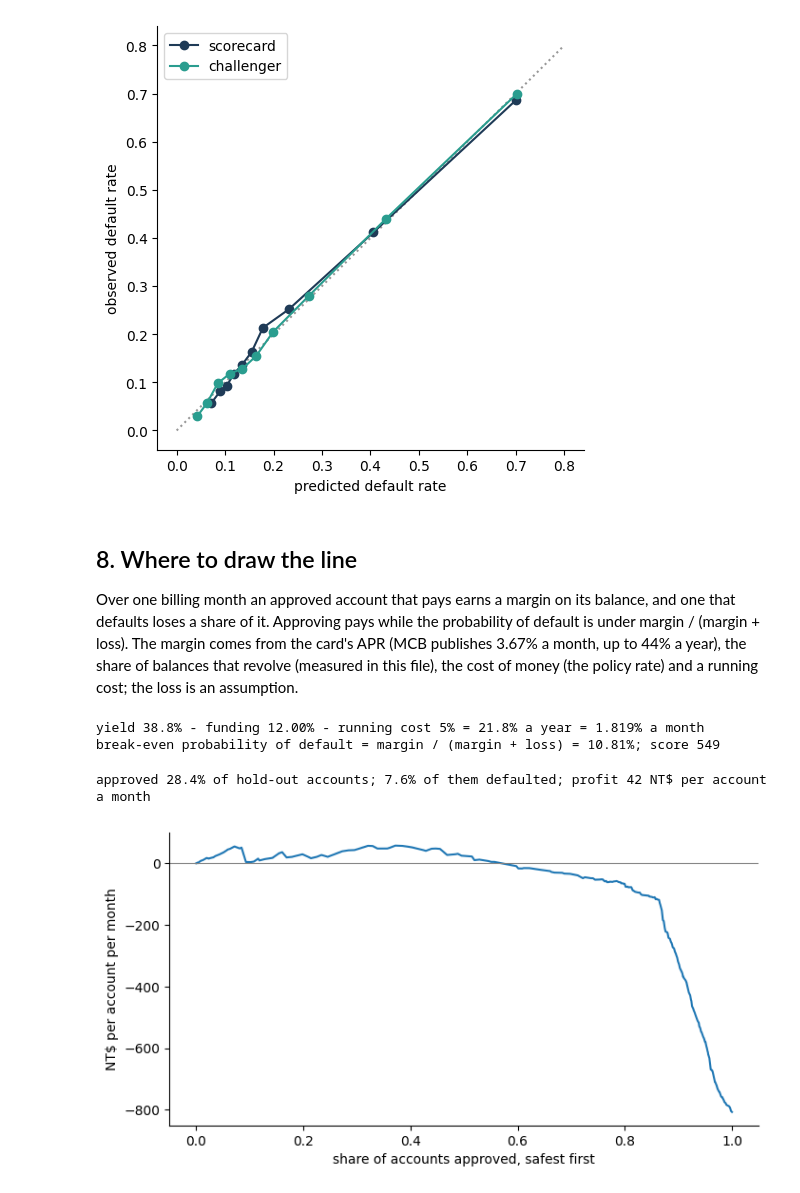
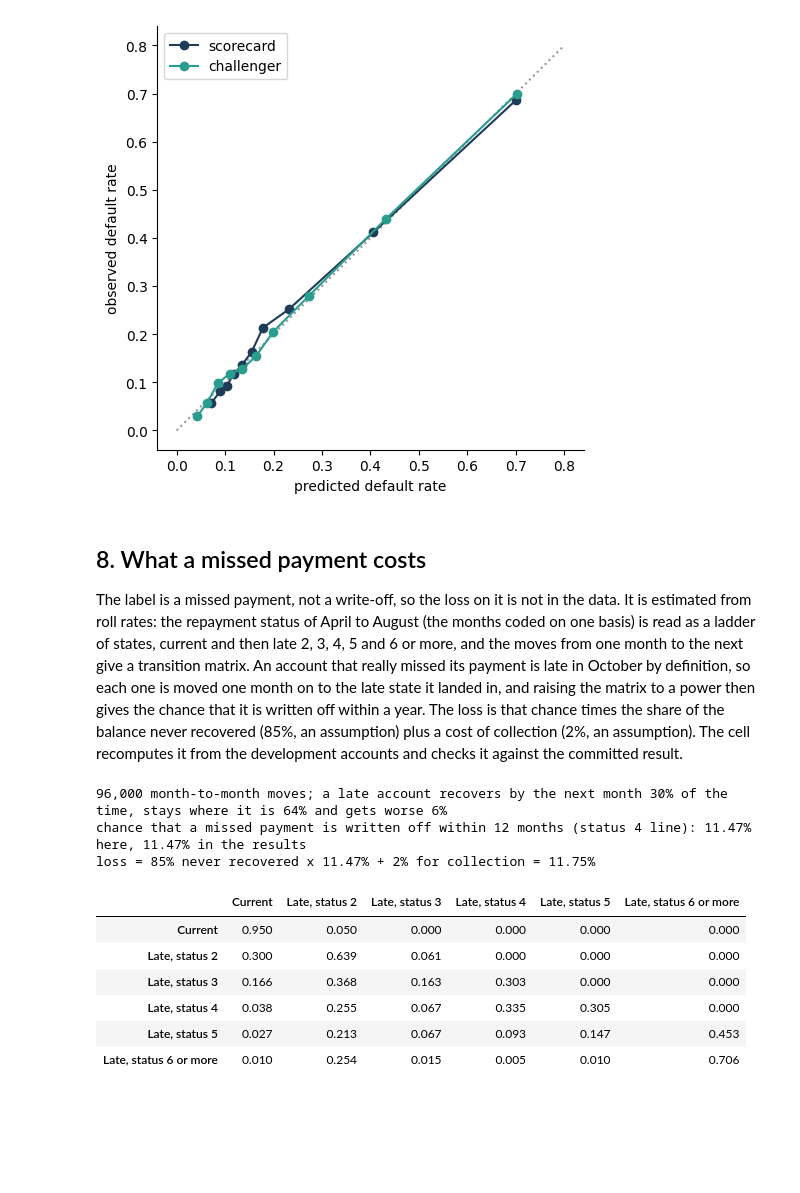
Before and after one commit to Maira-W/credit-risk-scorecard, a Jupyter notebook: notebooks/credit_risk_walkthrough.ipynb, the cells around one changed output. Saved outputs shown, nothing was run; the diff lists cells and outputs as text; code cells hidden in the pictures; blank space fills up the shorter version.

```diff
--- a/notebooks/credit_risk_walkthrough.ipynb
+++ b/notebooks/credit_risk_walkthrough.ipynb
@@ -232,33 +232,30 @@ plt.show()
 # %% [output]
 [figure]
 # %% [markdown]
-## 8. Where to draw the line
+## 8. What a missed payment costs
 
-Over one billing month an approved account that pays earns a margin on its balance, and one that defaults loses a share of it. Approving pays while the probability of default is under margin / (margin + loss). The margin comes from the card's APR (MCB publishes 3.67% a month, up to 44% a year), the share of balances that revolve (measured in this file), the cost of money (the policy rate) and a running cost; the loss is an assumption.
+The label is a missed payment, not a write-off, so the loss on it is not in the data. It is estimated from roll rates: the repayment status of April to August (the months coded on one basis) is read as a ladder of states, current and then late 2, 3, 4, 5 and 6 or more, and the moves from one month to the next give a transition matrix. An account that really missed its payment is late in October by definition, so each one is moved one month on to the late state it landed in, and raising the matrix to a power then gives the chance that it is written off within a year. The loss is that chance times the share of the balance never recovered (85%, an assumption) plus a cost of collection (2%, an assumption). The cell recomputes it from the development accounts and checks it against the committed result.
 # %%
-# The economics: an account that pays earns a margin on its balance, one that defaults loses a share of it.
-e = summary["economics"]
-econ = economics.Economics(apr=e["apr"], revolve_share=economics.revolve_share(dev), funding=e["funding"], opex=e["opex"], loss=e["loss"])
-assert abs(econ.break_even - e["break_even_pd"]) < 1e-9
-print(f"yield {econ.yield_:.1%} - funding {econ.funding:.2%} - running cost {econ.opex:.0%} = {econ.margin * 12:.1%} a year = {econ.margin:.3%} a month")
-print(f"break-even probability of default = margin / (margin + loss) = {econ.break_even:.2%}; score {int(np.ceil(card.scaling.score(econ.break_even)))}")
+# What a missed payment costs, from the file's own repayment history: how accounts move between statuses from one month to the next.
+evidence, roll = rollrates.evidence(dev, y_dev, draws=50)       # the draws only give the 95% range; the point estimates do not depend on them
+base = evidence[evidence["write_off_status"] == config.ECON_WRITEOFF_STATUS].iloc[0]
+stored = summary["rollrates"]
+assert abs(base["probability"] - stored["base_probability"]) < 1e-9 and abs(base["loss"] - stored["base_loss"]) < 1e-9
+assert abs(roll["matrix"].sum(axis=1) - 1).max() < 1e-12 and int(roll["counts"].sum()) == stored["transitions"]
+print(f"{int(roll['counts'].sum()):,} month-to-month moves; a late account recovers by the next month {roll['p_cure_from_first_late']:.0%} of the time, "
+      f"stays where it is {roll['p_stay_first_late']:.0%} and gets worse {roll['p_worse_from_first_late']:.0%}")
+print(f"chance that a missed payment is written off within {config.ECON_HORIZON} months (status {config.ECON_WRITEOFF_STATUS} line): "
+      f"{base['probability']:.2%} here, {stored['base_probability']:.2%} in the results")
+print(f"loss = {config.ECON_LGD:.0%} never recovered x {base['probability']:.2%} + {config.ECON_COLLECTION_COST:.0%} for collection = {base['loss']:.2%}")
+pd.DataFrame(roll["matrix"], index=rollrates.NAMES, columns=rollrates.NAMES)
 # %% [output]
-yield 38.8% - funding 12.00% - running cost 5% = 21.8% a year = 1.819% a month
-break-even probability of default = margin / (margin + loss) = 10.81%; score 549
+96,000 month-to-month moves; a late account recovers by the next month 30% of the time, stays where it is 64% and gets worse 6%
+chance that a missed payment is written off within 12 months (status 4 line): 11.47% here, 11.47% in the results
+loss = 85% never recovered x 11.47% + 2% for collection = 11.75%
+|  | Current | Late, status 2 | Late, status 3 | Late, status 4 | Late, status 5 | Late, status 6 or more |
+| Current | 0.950 | 0.050 | 0.000 | 0.000 | 0.000 | 0.000 |
+| Late, status 2 | 0.300 | 0.639 | 0.061 | 0.000 | 0.000 | 0.000 |
+| Late, status 3 | 0.166 | 0.368 | 0.163 | 0.303 | 0.000 | 0.000 |
+| Late, status 4 | 0.038 | 0.255 | 0.067 | 0.335 | 0.305 | 0.000 |
+| Late, status 5 | 0.027 | 0.213 | 0.067 | 0.093 | 0.147 | 0.453 |
+| Late, status 6 or more | 0.010 | 0.254 | 0.015 | 0.005 | 0.010 | 0.706 |
-# %%
-table = economics.threshold_table(y_hold, p_hold, economics.exposure(hold))
-result = economics.profit_at(table, econ, econ.break_even)
-row = pd.read_csv(P / "cutoffs.csv").query("model == 'scorecard' and rule == 'break-even probability'").iloc[0]
-assert abs(result["approved_share"] - row["approved_share"]) < 1e-9
-assert abs(result["realised_profit"] / len(hold) - row["profit_per_account"]) < 1e-6
-print(f"approved {result['approved_share']:.1%} of hold-out accounts; {result['default_rate_approved']:.1%} of them defaulted; "
-      f"profit {result['realised_profit'] / len(hold):,.0f} NT$ per account a month")
-curve = economics.profit_curve(table, econ)
-ax = (curve.set_index("approved_share")["realised_profit"] / len(hold)).plot(figsize=(8, 4))
-ax.axhline(0, color="grey", lw=0.8)
-ax.set_xlabel("share of accounts approved, safest first")
-ax.set_ylabel("NT$ per account per month")
-plt.show()
-# %% [output]
-approved 28.4% of hold-out accounts; 7.6% of them defaulted; profit 42 NT$ per account a month
-[figure, removed]
```
Also changed, not shown: parts of 15 cells of this notebook, 38 other files.
